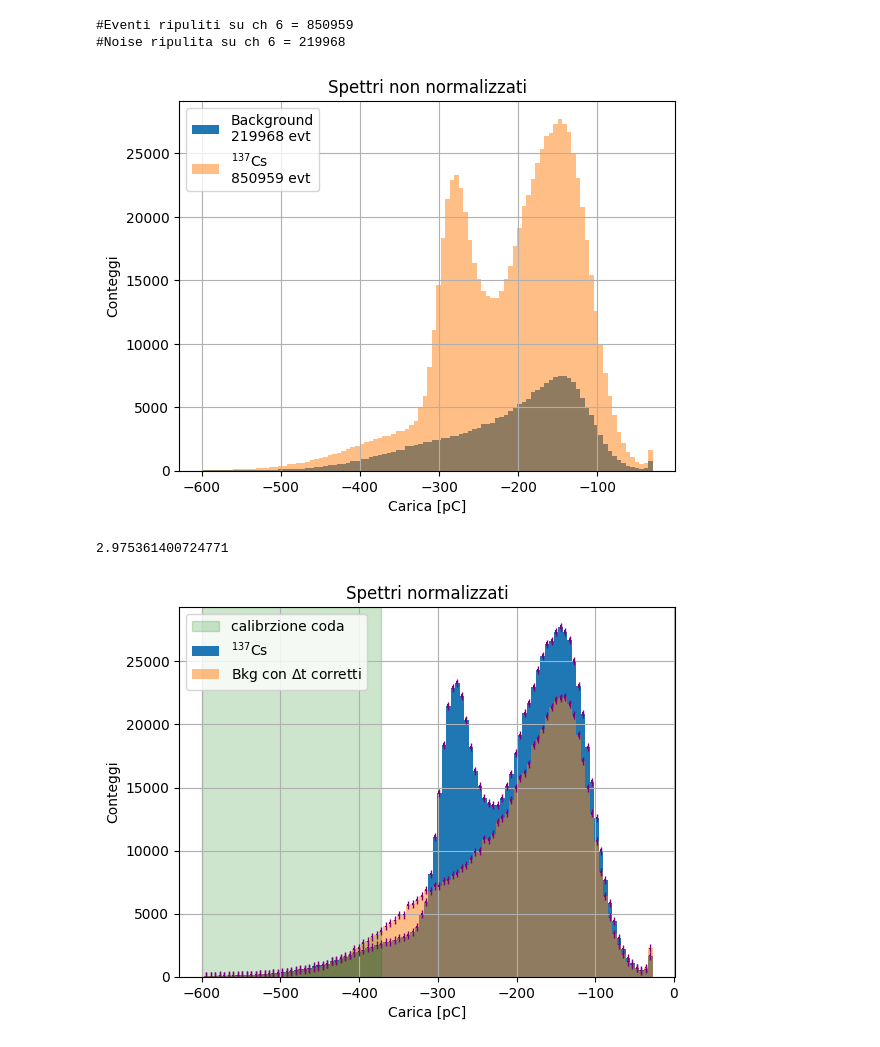
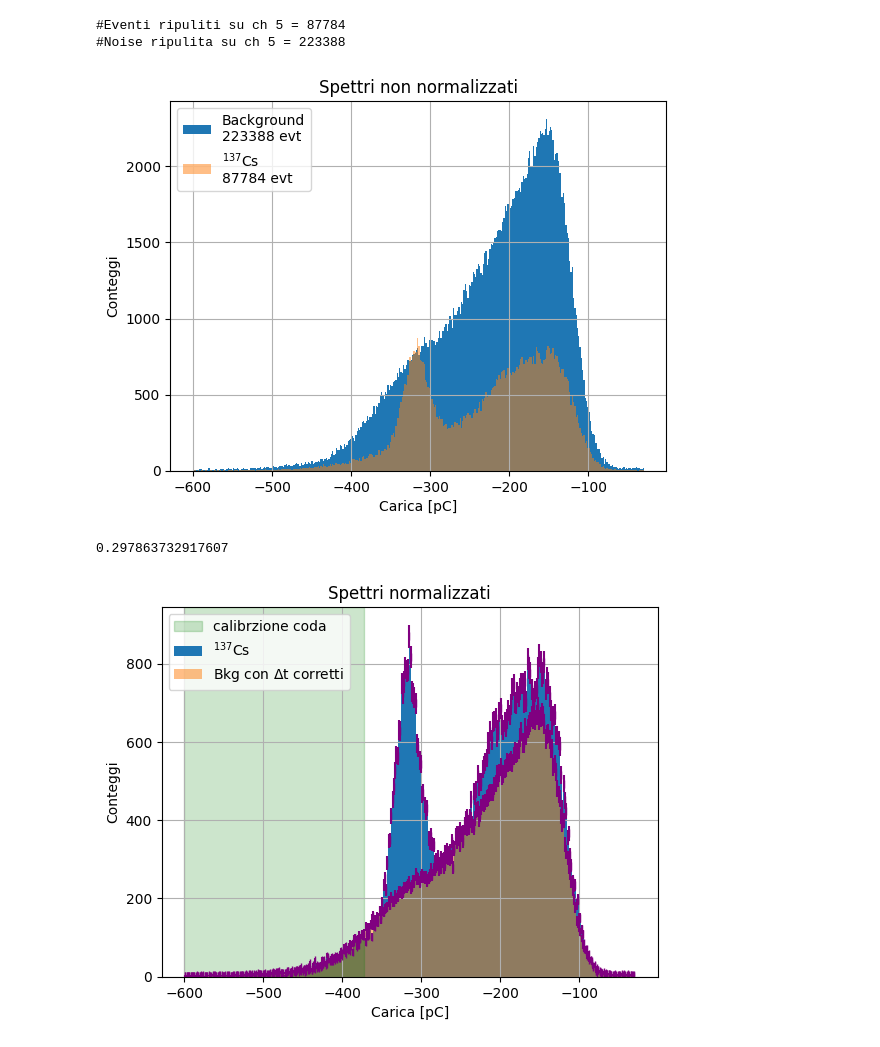
Before and after one commit to 0-DvD-0/Sfera, a Jupyter notebook: Jupyter/SpectrumAnalysis_single.ipynb, the cells around one changed output. Cells and saved outputs as stored; diff of their text form; code cells hidden in the pictures.

```diff
--- a/Jupyter/SpectrumAnalysis_single.ipynb
+++ b/Jupyter/SpectrumAnalysis_single.ipynb
@@ -10,7 +10,7 @@ import awkward as ak
 def gaussian(x, A, mu, sigma):
     return A * np.exp(-(x - mu)**2 / (2 * sigma**2))
 # %%
-channel = 6 #Canale di cui si effettua l'analisi
+channel = 5 #Canale di cui si effettua l'analisi
 # %%
 #Tensione per considerare il segnale come saturato
 Vt = np.array([-1.3, -1.3, -1.3, -1.3, -1.3, -1.3, -1.5, -1.3,
@@ -26,7 +26,7 @@ Vt = Vt[channel]
 Q_max = Q_max[channel]
 Q_min = Q_min[channel]
 # %%
-PATH = '../Dati/26-03/Run_ch6_Cs_Measurements_Only_3_27_2024.root' #Percorso relativo del file da analizzare
+PATH = '../Dati/21-03/Run_ch5_Cs_Measurements_Only_3_21_2024.root' #Percorso relativo del file da analizzare
 RunCs = uproot.open(PATH) #Apertura file da analizzare
 
 noise_file = '../Dati/Noises/ch' + str(channel) + '.root'  #File di rumore di riferimento per il canale
@@ -63,25 +63,25 @@ ampN=ampN[trueX]
 print("#Eventi ripuliti su ch " + str(channel) + " = " + str(len(chargeCs)))
 print("#Noise ripulita su ch " + str(channel) + " = " + str(len(chargeN)))
 # %% [output]
-#Eventi ripuliti su ch 6 = 850959
-#Noise ripulita su ch 6 = 219968
+#Eventi ripuliti su ch 5 = 87784
+#Noise ripulita su ch 5 = 223388
 # %%
-bin = 100 #Binnaggio scelto?
+bin = 350 #Binnaggio scelto?
 
 binN , edgeN , _= plt.hist(chargeN, bins=bin, range=(-600, Q_max),
                            density = False, label = "Background\n" + str(len(chargeN)) + " evt")
 
 binCs, edgeCs, _ = plt.hist(chargeCs, bins=bin, range=(-600, Q_max),
                             density = False, label = r'$^{137}$Cs' + "\n" + str(len(chargeCs)) + " evt", alpha = 0.5)
 
 plt.title("Spettri non normalizzati")
 plt.ylabel("Conteggi")
 plt.xlabel("Carica [pC]")
 plt.grid()
 plt.legend()
 plt.show()
 # %% [output]
-[figure, old version]
+[figure, new version]
 # %%
 #Rinormalizzazione con media
 avg_coda = ( binCs / binN)[:int(bin * 40 / 100)].mean()
@@ -109,7 +109,7 @@ plt.legend()
 plt.savefig("../Fig/Spettri_Normalizzati_.png")
 plt.show()
 # %% [output]
-2.975361400724771
+0.297863732917607
-[figure, old version]
+[figure, new version]
 # %%
 #Rinormalizzazione con integrale
```
Also changed, not shown: parts of 8 cells of this notebook, 2 other files.
